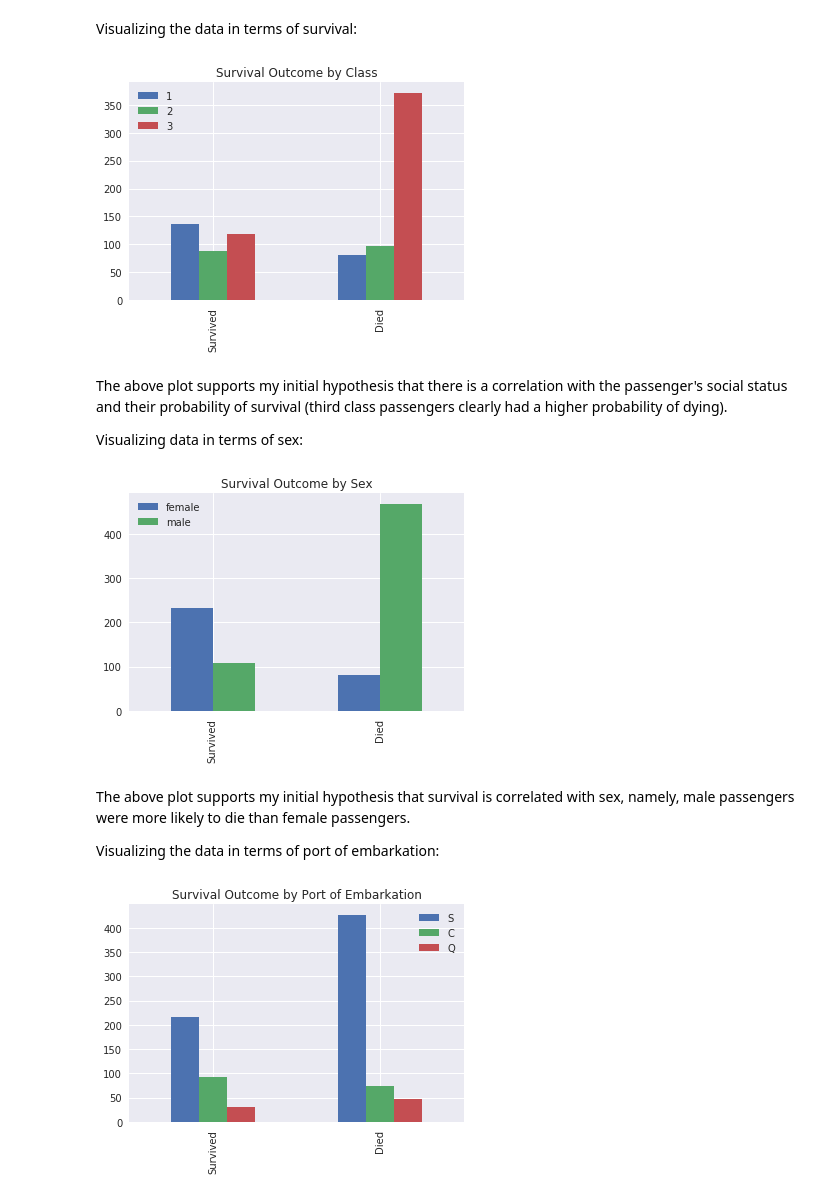
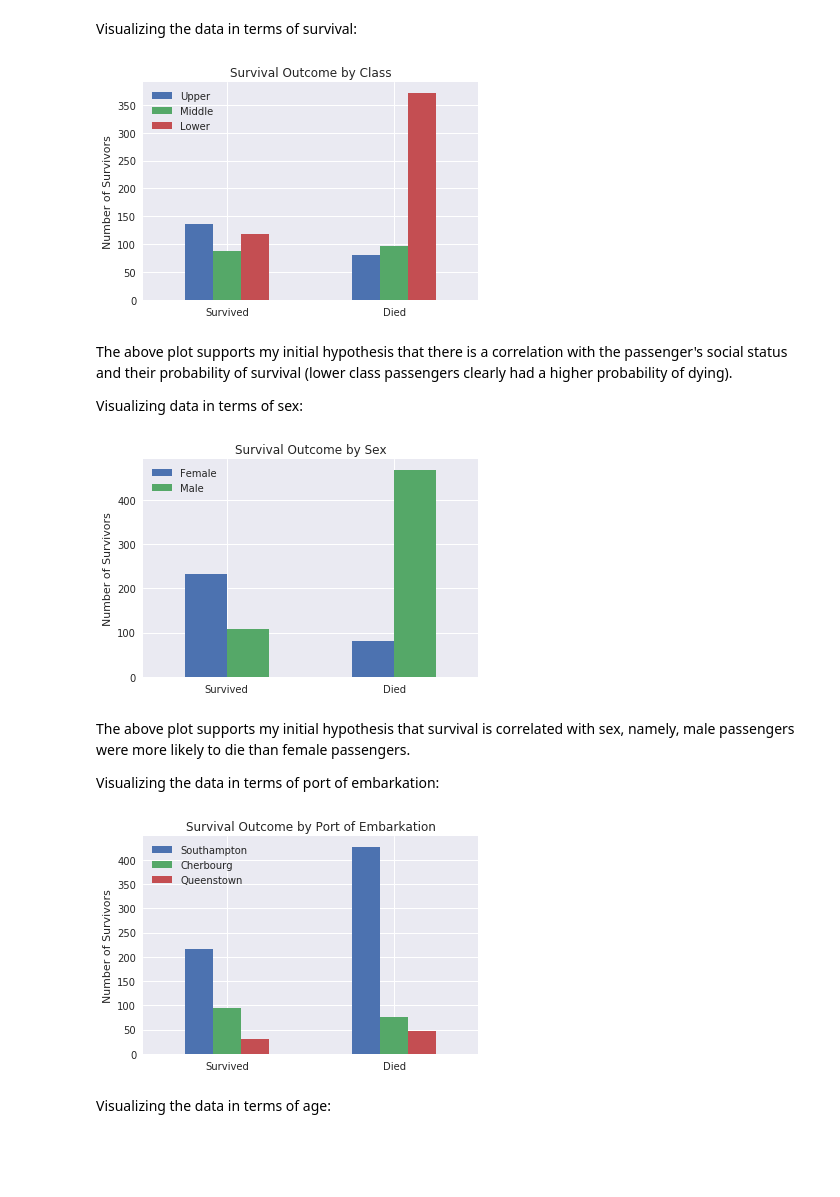
Before and after one commit to bkgreve/titanic_data_challenge, a Jupyter notebook: Titanic_Machine_Learning_from_Disaster.ipynb, the cells around one changed output. Saved outputs shown, nothing was run; the diff lists cells and outputs as text; code cells hidden in the pictures; blank space fills up the shorter version.

Commit message:
Completed first data preprocessing

```diff
--- a/Titanic_Machine_Learning_from_Disaster.ipynb
+++ b/Titanic_Machine_Learning_from_Disaster.ipynb
@@ -102,22 +102,27 @@ Visualizing the data in terms of survival:
 Pclass_survived = training_data[training_data['Survived']==1]['Pclass']
 Pclass_deceased = training_data[training_data['Survived']==0]['Pclass']
 # %%
-Pclass_outcome = pd.DataFrame([Pclass_survived.value_counts(), Pclass_deceased.value_counts()], index=['Survived', 'Died'])
-Pclass_outcome.plot(kind='bar', stacked=False, title='Survival Outcome by Class');
+Pclass_outcome = pd.DataFrame([Pclass_survived.value_counts(),
+                               Pclass_deceased.value_counts()], index=['Survived', 'Died'])
+Pclass_outcome.plot(kind='bar', stacked=False, title='Survival Outcome by Class', rot=0);
+plt.ylabel('Number of Survivors');
+plt.legend(['Upper', 'Middle', 'Lower']);
 # %% [output]
-[figure, old version]
+[figure, new version]
 # %% [markdown]
-The above plot supports my initial hypothesis that there is a correlation with the passenger's social status and their probability of survival (third class passengers clearly had a higher probability of dying).
+The above plot supports my initial hypothesis that there is a correlation with the passenger's social status and their probability of survival (lower class passengers clearly had a higher probability of dying).
 
 Visualizing data in terms of sex:
 # %%
 sex_survived = training_data[training_data['Survived']==1]['Sex']
 sex_deceased = training_data[training_data['Survived']==0]['Sex']
 sex_outcome = pd.DataFrame([sex_survived.value_counts(), sex_deceased.value_counts()],
-                          index=['Survived', 'Died'])
-sex_outcome.plot(kind='bar', stacked=False, title="Survival Outcome by Sex");
+                          index=['Survived', 'Died']);
+sex_outcome.plot(kind='bar', stacked=False, title="Survival Outcome by Sex", rot=0);
+plt.ylabel('Number of Survivors');
+plt.legend(['Female', 'Male']);
 # %% [output]
-[figure, old version]
+[figure, new version]
 # %% [markdown]
 The above plot supports my initial hypothesis that survival is correlated with sex, namely, male passengers were more likely to die than female passengers.
 
@@ -127,6 +132,10 @@ embark_survived = training_data[training_data['Survived']==1]['Embarked']
 embark_deceased = training_data[training_data['Survived']==0]['Embarked']
 embark_outcome = pd.DataFrame([embark_survived.value_counts(), embark_deceased.value_counts()],
                              index=['Survived', 'Died'])
-embark_outcome.plot(kind='bar', title='Survival Outcome by Port of Embarkation');
+embark_outcome.plot(kind='bar', title='Survival Outcome by Port of Embarkation', rot=0);
+plt.ylabel('Number of Survivors');
+plt.legend(['Southampton', 'Cherbourg', 'Queenstown']);
 # %% [output]
-[figure, old version]
+[figure, new version]
+# %% [markdown]
+Visualizing the data in terms of age:
```
Also changed, not shown: parts of 42 cells of this notebook.
